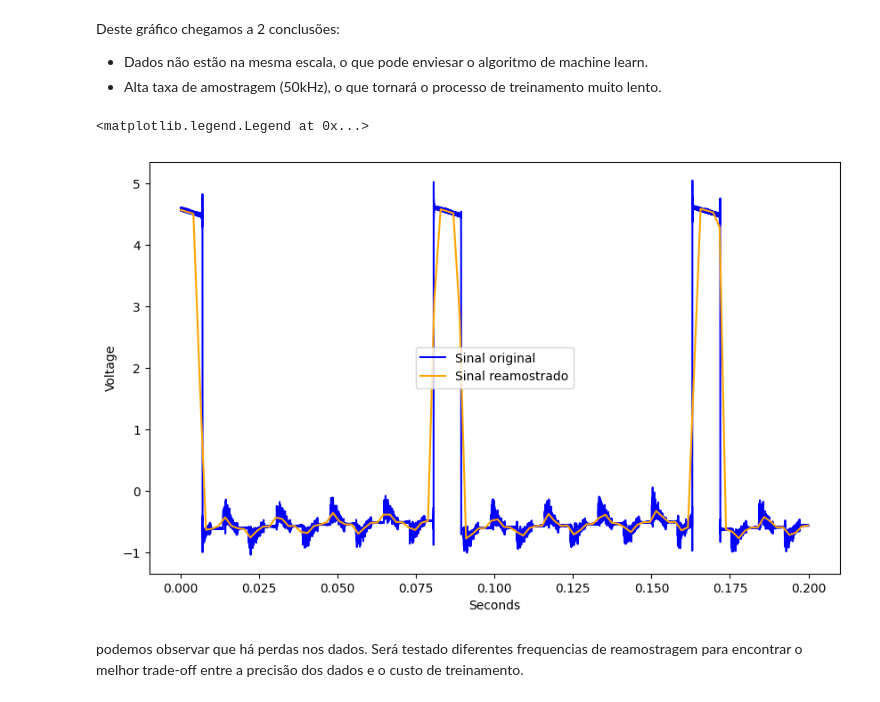
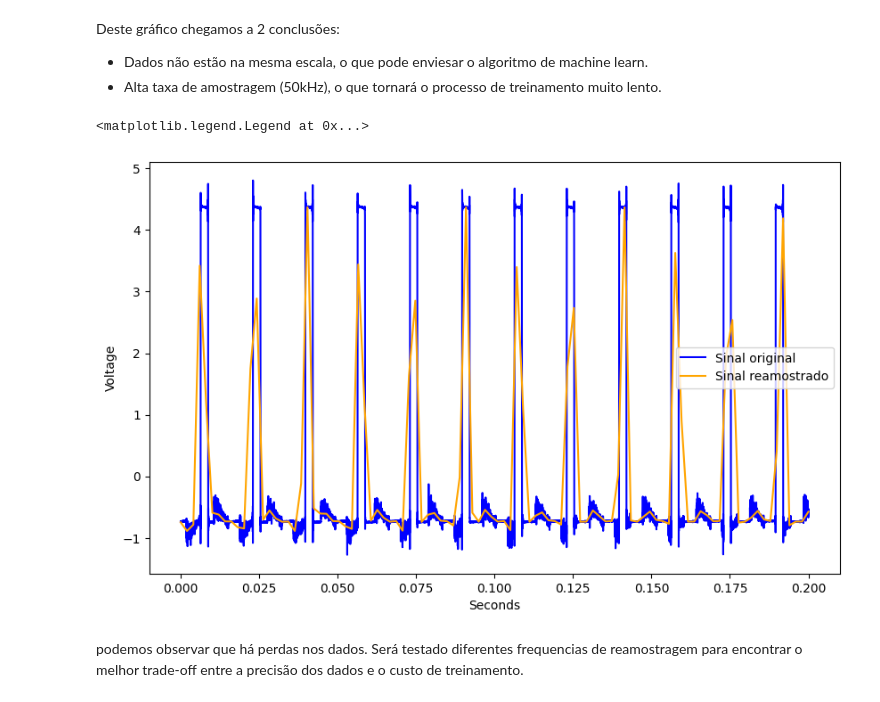
Before and after one commit to ricardo-faria/data-science-tcc, a Jupyter notebook: main.ipynb, the cells around one changed output. Drawn from its saved outputs; the diff is of its cells as text; code cells hidden in the pictures.

```diff
--- a/main.ipynb
+++ b/main.ipynb
@@ -76,6 +74,6 @@ def plotSignalSample(dataSample):
     figure.supxlabel('Seconds')
     figure.supylabel('Voltage')
 # %%
-normalSample = pd.read_csv('./data/normal/12.288.csv', header=None)
+normalSample = pd.read_csv('./data/normal/61.44.csv', header=None)
 plotSignalSample(normalSample)
 # %% [output]
@@ -102,25 +102,26 @@ def resample(data, sample_target_rate):
     return data_resampled
 # %%
 target_rate = 500
-SAMPLE_RATE = 50000 # taxa de amostragem original dos dados
+ORIGINAL_SAMPLE_RATE = 50000 # taxa de amostragem original dos dados
 normalSampleResampled = resample(normalSample, target_rate)
+imbalance6gSampleResampled = resample(imbalance6gSample, target_rate)
 # %%
 # plot 0,2s dos dados originais e reamostrados para comparação
 # usado valor 10000 e 100, pois é 1/5 da taxa de amostragem original. pois esta sendo plotado 0,2s (1/5 de segundo)
 time = 0.2 # s
-qty_original_samples =  int(SAMPLE_RATE * time)
+qty_original_samples =  int(ORIGINAL_SAMPLE_RATE * time)
 qty_resampled_sample = int(target_rate * time)
 t1 = np.linspace(0, time, qty_original_samples)
 t2 = np.linspace(0, time, qty_resampled_sample)
 plt.figure(figsize=(10, 6))
 plt.plot(t1,  normalSample[0][0:qty_original_samples], label='Sinal original', color='blue')
 plt.plot(t2,  normalSampleResampled[0][0:qty_resampled_sample], label='Sinal reamostrado', color='orange')
 plt.xlabel('Seconds')
 plt.ylabel('Voltage')
 plt.legend()
 # %% [output]
 <matplotlib.legend.Legend at 0x...>
-[figure, old version]
+[figure, new version]
 # %% [markdown]
 podemos observar que há perdas nos dados. Será testado diferentes frequencias de reamostragem para encontrar o melhor  trade-off entre a precisão dos dados e o custo de treinamento.
 # %% [markdown]
```
Also changed, not shown: parts of 13 cells of this notebook, 1 other file.
